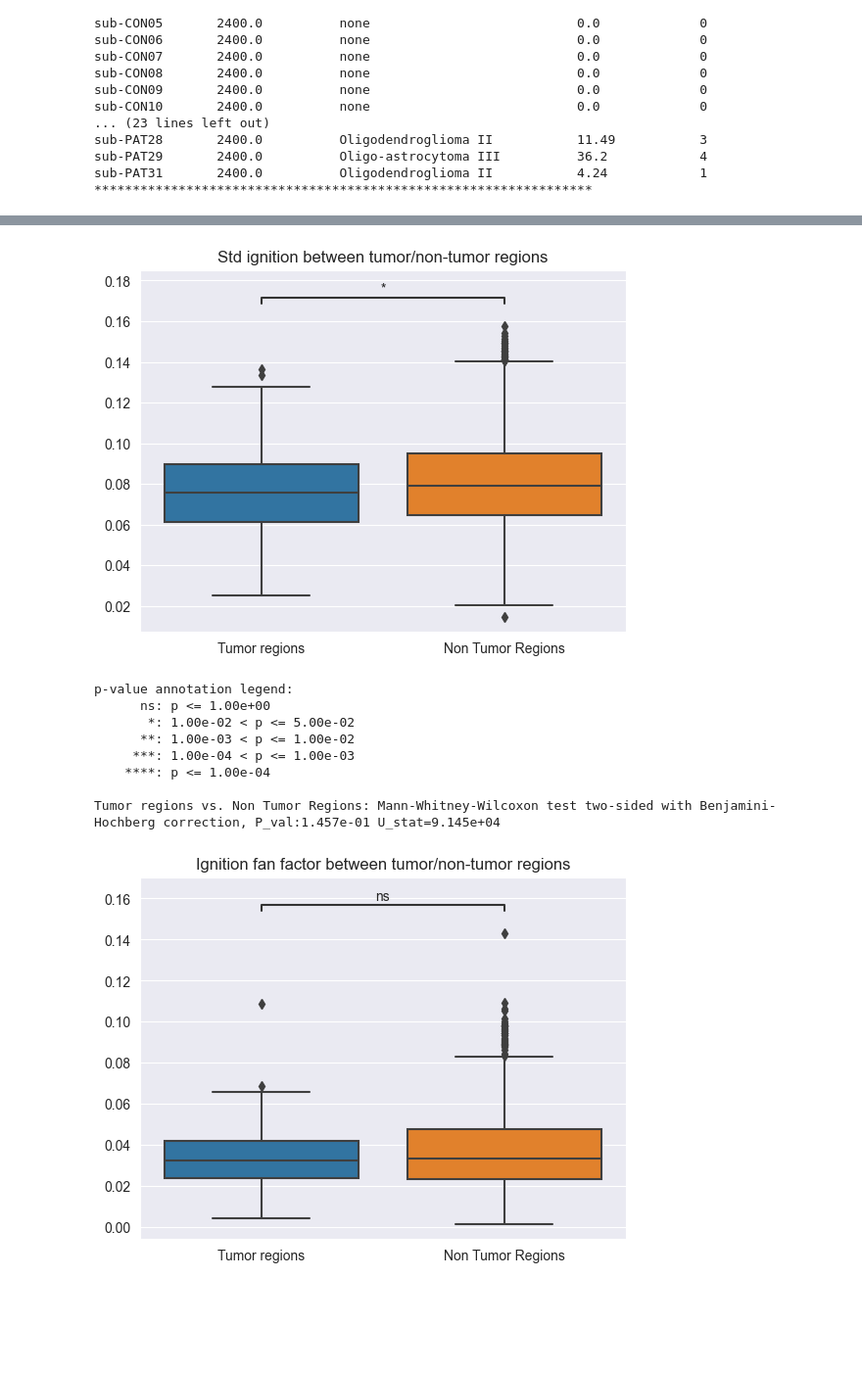
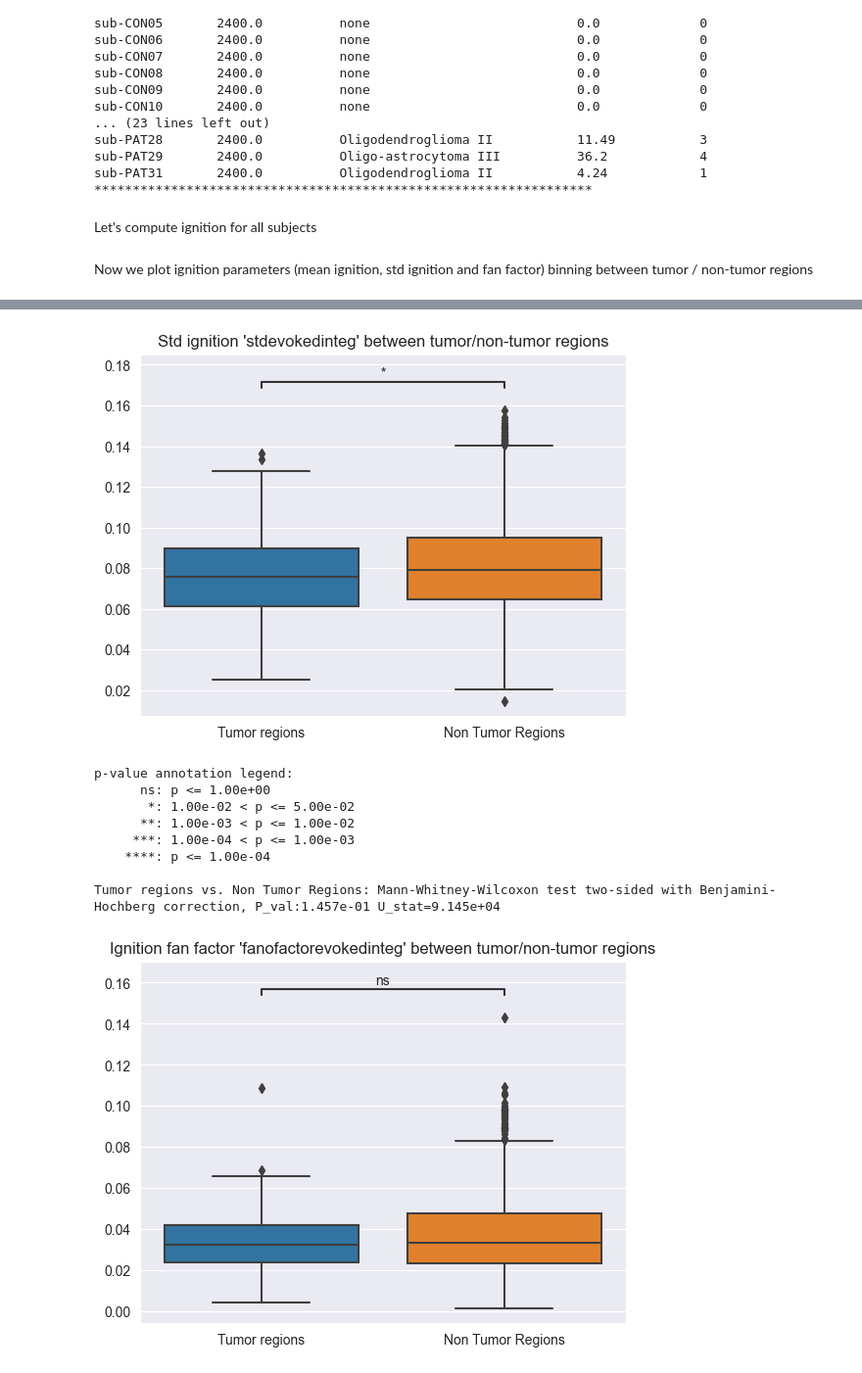
Before and after one commit to ajunca/BrainTumor, a Jupyter notebook: computations/ignition.ipynb, the cells around one changed output, grey strips where cells are left out. Shown: that part at 98% size. Saved outputs shown, nothing was run; the diff lists cells and outputs as text; code cells hidden in the pictures; blank space fills up the shorter version.

Commit message:
More on ignition.

```diff
--- a/computations/ignition.ipynb
+++ b/computations/ignition.ipynb
@@ -27,6 +27,8 @@ sub-PAT31       2400.0          Oligodendroglioma II           4.24            1
 # %%
 control_subset = subjects.get_control_subset()
 tumor_subset = subjects.get_tumor_subset()
+# %% [markdown]
+Let's compute ignition for all subjects
 # %%
 preop_ts_dk68 = subjects.filter_preop_ts_dk68()
 ignitions = dict()
@@ -62,47 +64,49 @@ for sub_id, ts_dk68 in preop_ts_dk68.items():
         BOLD_filter=BOLDBandPassFilter(tr=tr_ms/1000.0, flp=0.01, fhi=0.09, k=2, remove_strong_artifacts=3.0)
     )
     ignitions[sub_id] = ebig_dk68
+# %% [markdown]
+Now we plot ignition parameters (mean ignition, std ignition and fan factor) binning between tumor / non-tumor regions
 # %%
-tumor_region_ign_meta = []
-non_tumor_region_ign_meta = []
-tumor_region_ign_std = []
-non_tumor_region_ign_std = []
-tumor_region_ign_fanfact = []
-non_tumor_region_ign_fanfact = []
+tumor_region_mean_ignition = []
+non_tumor_region_mean_ignition = []
+tumor_region_std_ignition = []
+non_tumor_region_std_ignition = []
+tumor_region_fanfact_ignition = []
+non_tumor_region_fanfact_ignition = []
 
 for k, s in tumor_subset.items():
     for i in range(68):
         if s.tumor_regions.is_tumor_region_by_id(i):
-            tumor_region_ign_meta.append(ignitions[k].mevokedinteg[i])
-            tumor_region_ign_std.append(ignitions[k].stdevokedinteg[i])
-            tumor_region_ign_fanfact.append(ignitions[k].fanofactorevokedinteg[i])
+            tumor_region_mean_ignition.append(ignitions[k].mevokedinteg[i])
+            tumor_region_std_ignition.append(ignitions[k].stdevokedinteg[i])
+            tumor_region_fanfact_ignition.append(ignitions[k].fanofactorevokedinteg[i])
         else:
-            non_tumor_region_ign_meta.append(ignitions[k].mevokedinteg[i])
-            non_tumor_region_ign_std.append(ignitions[k].stdevokedinteg[i])
-            non_tumor_region_ign_fanfact.append(ignitions[k].fanofactorevokedinteg[i])
+            non_tumor_region_mean_ignition.append(ignitions[k].mevokedinteg[i])
+            non_tumor_region_std_ignition.append(ignitions[k].stdevokedinteg[i])
+            non_tumor_region_fanfact_ignition.append(ignitions[k].fanofactorevokedinteg[i])
 
 plotComparisonAcrossLabels2(
     {
-        'Tumor regions': tumor_region_ign_meta,
-        'Non Tumor Regions': non_tumor_region_ign_meta,
+        'Tumor regions': tumor_region_mean_ignition,
+        'Non Tumor Regions': non_tumor_region_mean_ignition,
     },
-    graphLabel='Metastability between tumor/non-tumor regions'
+    graphLabel="Mean ignition 'mevokedinteg' between tumor/non-tumor regions"
 )
 
 plotComparisonAcrossLabels2(
     {
-        'Tumor regions': tumor_region_ign_std,
-        'Non Tumor Regions': non_tumor_region_ign_std,
+        'Tumor regions': tumor_region_std_ignition,
+        'Non Tumor Regions': non_tumor_region_std_ignition,
     },
-    graphLabel='Std ignition between tumor/non-tumor regions'
+    graphLabel="Std ignition 'stdevokedinteg' between tumor/non-tumor regions"
 )
 
 plotComparisonAcrossLabels2(
     {
-        'Tumor regions': tumor_region_ign_fanfact,
-        'Non Tumor Regions': non_tumor_region_ign_fanfact,
+        'Tumor regions': tumor_region_fanfact_ignition,
+        'Non Tumor Regions': non_tumor_region_fanfact_ignition,
     },
-    graphLabel='Ignition fan factor between tumor/non-tumor regions'
+    graphLabel="Ignition fan factor 'fanofactorevokedinteg' between tumor/non-tumor regions"
 )
 # %% [output]
 p-value annotation legend:
@@ -117,18 +121,18 @@ Tumor regions vs. Non Tumor Regions: Mann-Whitney-Wilcoxon test two-sided with B
 p-value annotation legend:
       ns: p <= 1.00e+00
        *: 1.00e-02 < p <= 5.00e-02
       **: 1.00e-03 < p <= 1.00e-02
      ***: 1.00e-04 < p <= 1.00e-03
     ****: p <= 1.00e-04
 
 Tumor regions vs. Non Tumor Regions: Mann-Whitney-Wilcoxon test two-sided with Benjamini-Hochberg correction, P_val:4.228e-02 U_stat=8.839e+04
-[figure, old version]
+[figure, new version]
 p-value annotation legend:
       ns: p <= 1.00e+00
        *: 1.00e-02 < p <= 5.00e-02
       **: 1.00e-03 < p <= 1.00e-02
      ***: 1.00e-04 < p <= 1.00e-03
     ****: p <= 1.00e-04
 
 Tumor regions vs. Non Tumor Regions: Mann-Whitney-Wilcoxon test two-sided with Benjamini-Hochberg correction, P_val:1.457e-01 U_stat=9.145e+04
-[figure, old version]
+[figure, new version]
```
Also changed, not shown: parts of 10 cells of this notebook.
